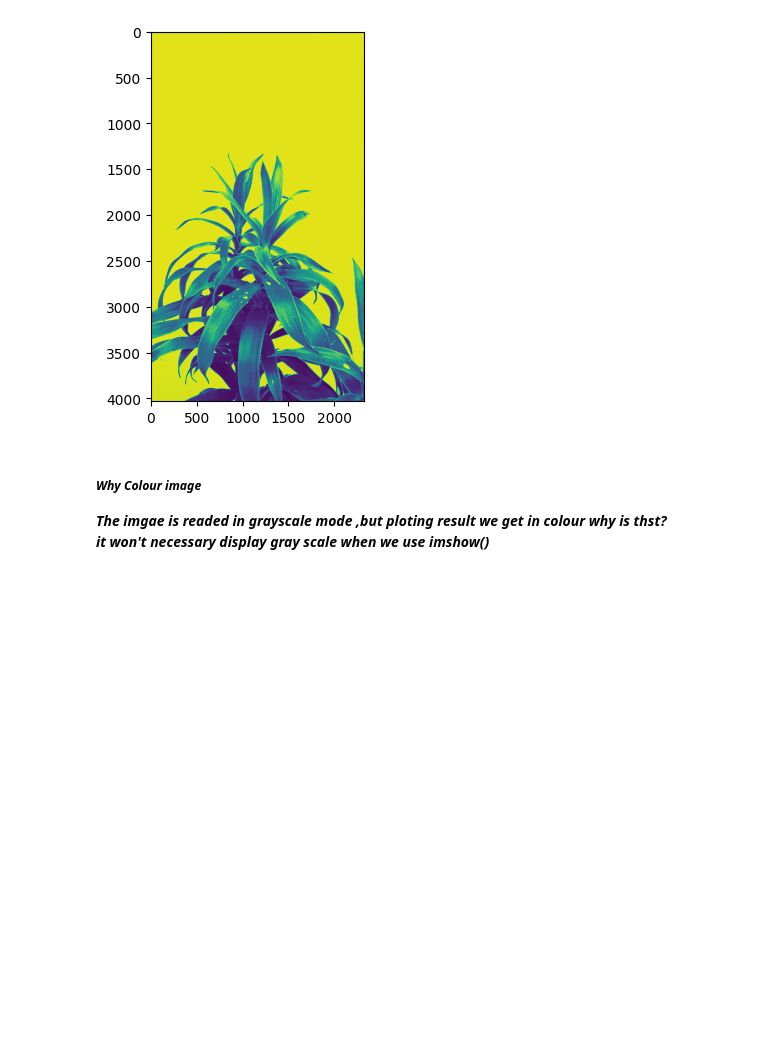
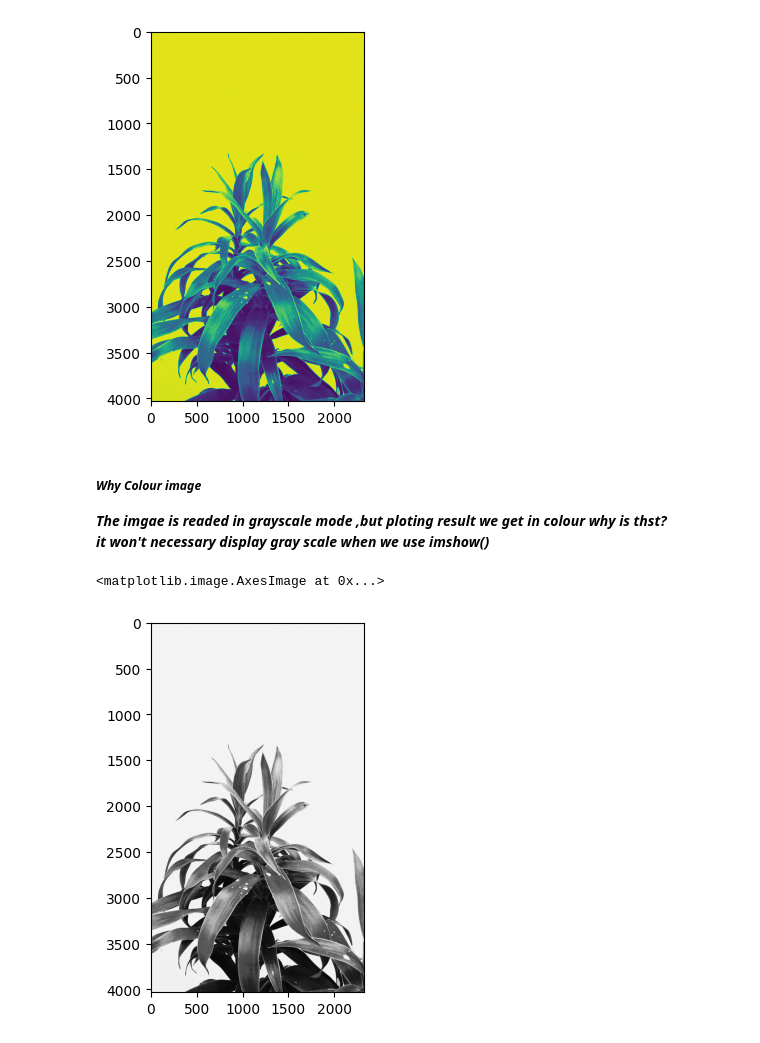
Before and after one commit to IrfanFathan/Python-Library-Notes, a Jupyter notebook: OpenCV/Module 1/Module 1.ipynb, the cells around one changed output. Saved outputs shown, nothing was run; the diff lists cells and outputs as text; code cells hidden in the pictures; blank space fills up the shorter version.

```diff
--- a/OpenCV/Module 1/Module 1.ipynb
+++ b/OpenCV/Module 1/Module 1.ipynb
@@ -116,4 +116,7 @@ plt.imshow(image_1)
 ***it won't necessary display gray scale when we use <b>imshow()</b>***
 # %%
 #To plot in Gray Scale mode
-plt.imshow(image_1,cmap=gray')
+plt.imshow(image_1,cmap='gray')
+# %% [output]
+<matplotlib.image.AxesImage at 0x...>
+[figure, added]
```
Also changed, not shown: parts of 1 cell of this notebook.
